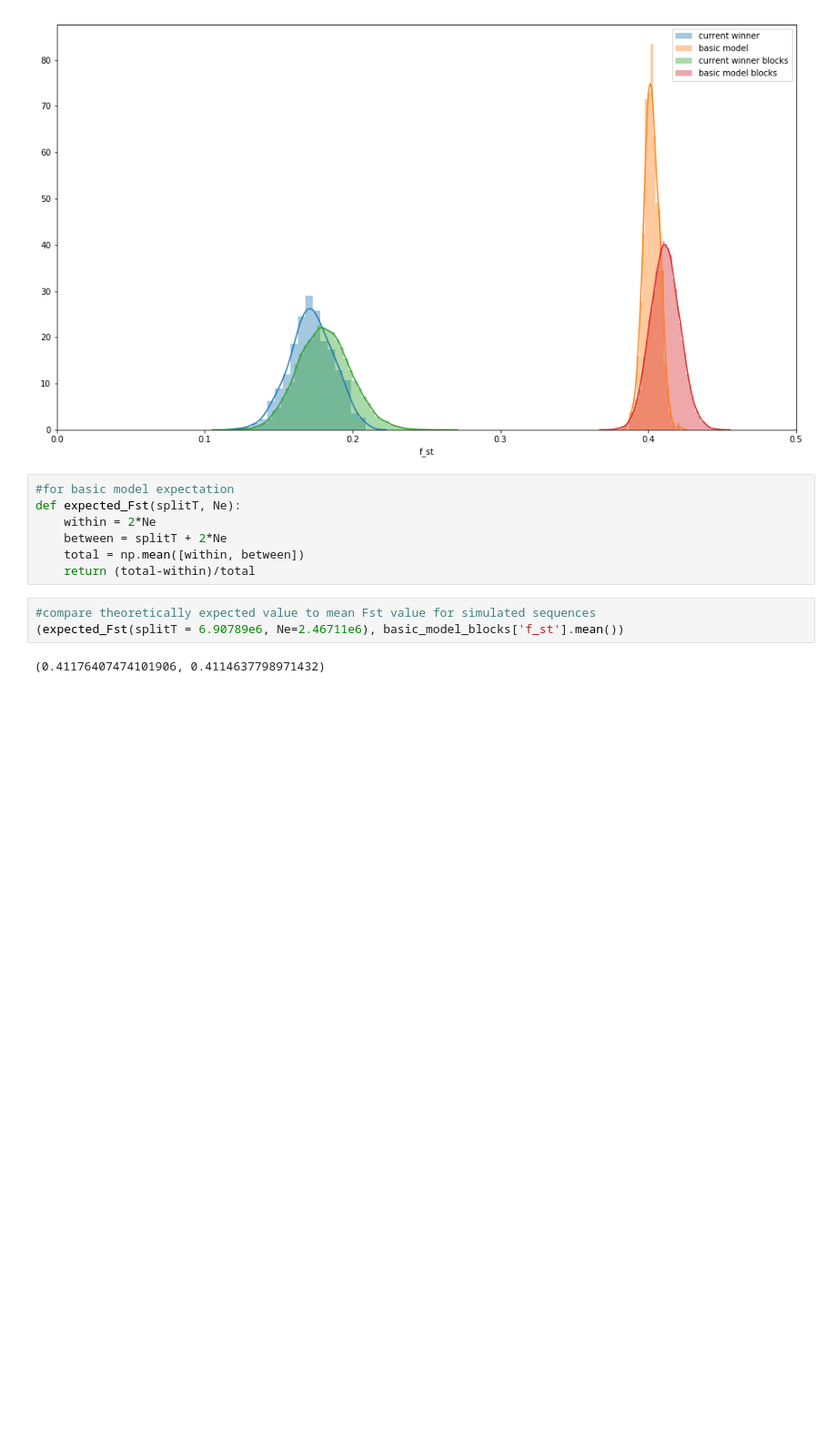
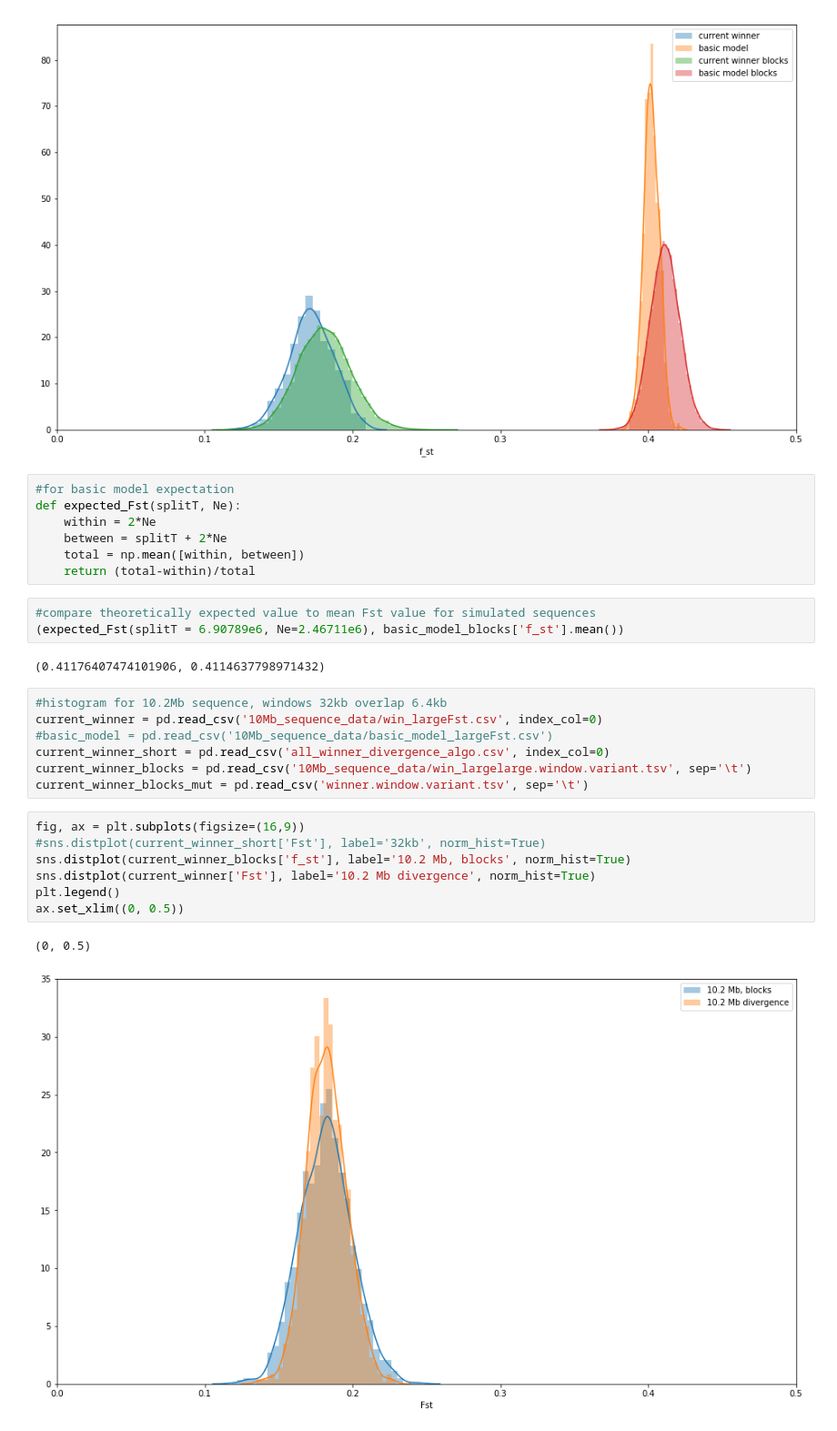
Before and after one commit to DRL/SMBE-SGE-2019, a Jupyter notebook: Session_2/Fst_short_chuncks/Fst_histogram.ipynb, the cells around one changed output. Shown at 91% size. Saved outputs shown, nothing was run; the diff lists cells and outputs as text; blank space fills up the shorter version.

```diff
--- a/Session_2/Fst_short_chuncks/Fst_histogram.ipynb
+++ b/Session_2/Fst_short_chuncks/Fst_histogram.ipynb
@@ -50,3 +50,20 @@ def expected_Fst(splitT, Ne):
 (expected_Fst(splitT = 6.90789e6, Ne=2.46711e6), basic_model_blocks['f_st'].mean())
 # %% [output]
 (0.41176407474101906, 0.4114637798971432)
+# %%
+#histogram for 10.2Mb sequence, windows 32kb overlap 6.4kb
+current_winner = pd.read_csv('10Mb_sequence_data/win_largeFst.csv', index_col=0)
+#basic_model = pd.read_csv('10Mb_sequence_data/basic_model_largeFst.csv')
+current_winner_short = pd.read_csv('all_winner_divergence_algo.csv', index_col=0)
+current_winner_blocks = pd.read_csv('10Mb_sequence_data/win_largelarge.window.variant.tsv', sep='\t')
+current_winner_blocks_mut = pd.read_csv('winner.window.variant.tsv', sep='\t')
+# %%
+fig, ax = plt.subplots(figsize=(16,9))
+#sns.distplot(current_winner_short['Fst'], label='32kb', norm_hist=True)
+sns.distplot(current_winner_blocks['f_st'], label='10.2 Mb, blocks', norm_hist=True)
+sns.distplot(current_winner['Fst'], label='10.2 Mb divergence', norm_hist=True)
+plt.legend()
+ax.set_xlim((0, 0.5))
+# %% [output]
+(0, 0.5)
+[figure, added]
```
Also changed, not shown: parts of 2 cells of this notebook, 11 other files.
